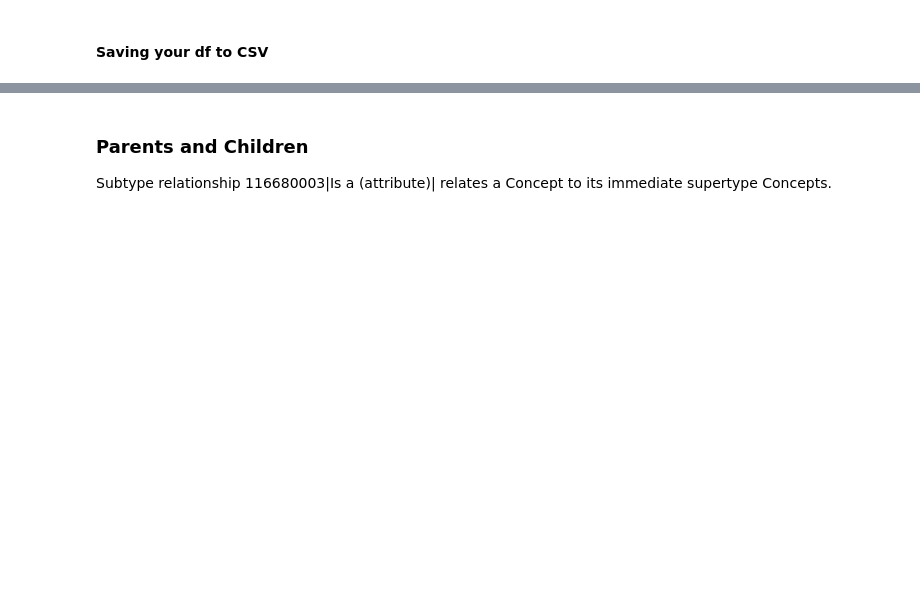
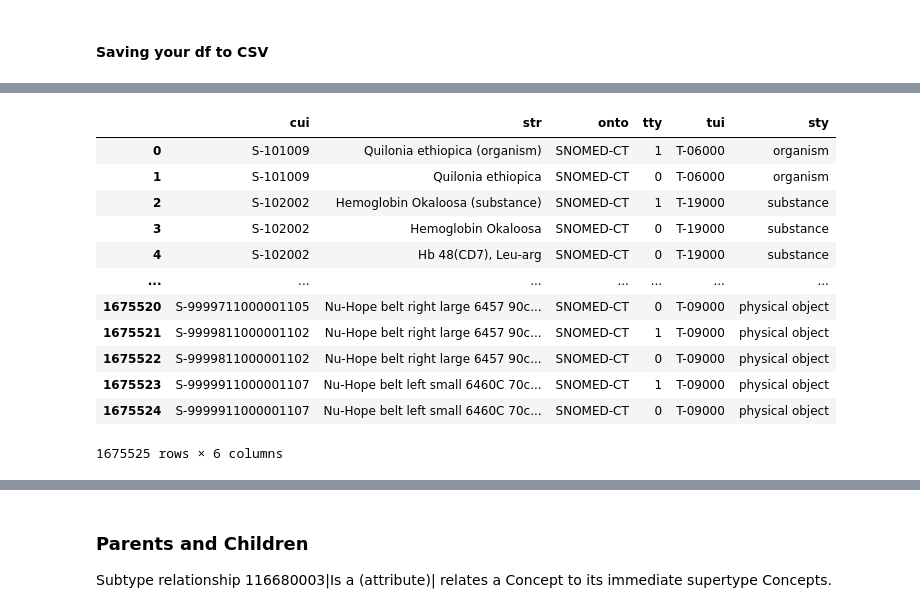
Before and after one commit to antsh3k/Clinical-Coding-Pilot, a Jupyter notebook: Exploring a SNOMED-CT Release.ipynb, the cells around one changed output, grey strips where cells are left out. Saved outputs shown, nothing was run; the diff lists cells and outputs as text; code cells hidden in the pictures; blank space fills up the shorter version.

```diff
--- a/Exploring a SNOMED-CT Release.ipynb
+++ b/Exploring a SNOMED-CT Release.ipynb
@@ -537,0 +527,26 @@ snomed_cdb_df.to_csv('snomed_cdb_csv_SNOMED-CT-UK_Release_20191001.csv')
+# %%
+active_with_desc_drug_ext = pd.merge(all_terms, all_descs[all_descs['typeId'] == '900000000000003001'], left_on=['id'], right_on=['conceptId'], how='inner')
+active_with_desc_drug_ext[active_with_desc_drug_ext.duplicated(['id_x'], keep='first')]
+active_with_desc_drug_ext = active_with_desc_drug_ext.drop_duplicates(['id_x'], keep='first')
+assert len(active_with_desc_drug_ext) == len(all_terms)
+active_with_desc_drug_ext['tui'] = active_with_desc_drug_ext['term'].str.extract(r"\((\w+\s?.?\s?\w+.?\w+.?\w+.?)\)$")
+snomed_cdb_active_only = active_with_desc_drug_ext.loc[:, ['id_x', 'term', 'tty', 'tui_code', 'tui']]
+snomed_cdb_active_only.columns = ['cui', 'str', 'tty', 'tui', 'sty']
+snomed_cdb_active_only['cui'] = snomed_cdb_active_only.cui.apply(lambda code: f'S-{code}')
+snomed_cdb_active_only['onto'] = 'SNOMED-CT'
+# %%
+_ = pd.merge(all_terms, all_descs, left_on=['id'], right_on=['conceptId'], how='inner')
+active_with_primary_desc = _[_['typeId'] == '900000000000003001']
+active_with_primary_desc = active_with_primary_desc.drop_duplicates(['id_x'], keep='first')
+active_with_synonym_desc = _[_['typeId'] == '900000000000013009']
+active_with_all_desc = pd.concat([active_with_primary_desc, active_with_synonym_desc])
+# %%
+snomed_cdb_df = pd.merge(active_with_all_desc, active_with_desc_drug_ext, left_on=['id_x'], right_on=['conceptId'], how='inner')
+# %%
+# clean up the merge and rename the columns to fit the medcat Concept database criteria
+snomed_cdb_df = snomed_cdb_df.loc[:, ['id_x_x','term_x','typeId_x','tui']]
+snomed_cdb_df.columns = ['cui', 'str', 'tty', 'sty']
+snomed_cdb_df['onto'] = 'SNOMED-CT'
+snomed_cdb_df['tty'] = snomed_cdb_df['tty'].replace(['900000000000003001', '900000000000013009'], [1,0])
+snomed_cdb_df['cui'] = 'S-' + snomed_cdb_df['cui'].astype(str)
+snomed_cdb_df
@@ -537,0 +567,24 @@ snomed_cdb_df.to_csv('snomed_cdb_csv_SNOMED-CT-UK_Release_20191001.csv')
+# %%
+terms_list = snomed_cdb_df['sty'].unique().tolist()
+# Test if the TUIs are correct for the version of snomed
+assert len(terms_list) == len(terms_dict) # check if there is the same number of groups
+for i in terms_list:
+    assert i in terms_dict.values() # check if the terms are identical
+# Add term codes
+dict2 = {v : k for k, v in terms_dict.items()}
+snomed_cdb_df["tui"] = snomed_cdb_df["sty"].map(dict2)
+snomed_cdb_df[['cui', 'str','onto','tty','tui','sty']]
+# %% [output]
+|  | cui | str | onto | tty | tui | sty |
+| 0 | S-101009 | Quilonia ethiopica (organism) | SNOMED-CT | 1 | T-06000 | organism |
+| 1 | S-101009 | Quilonia ethiopica | SNOMED-CT | 0 | T-06000 | organism |
+| 2 | S-102002 | Hemoglobin Okaloosa (substance) | SNOMED-CT | 1 | T-19000 | substance |
+| 3 | S-102002 | Hemoglobin Okaloosa | SNOMED-CT | 0 | T-19000 | substance |
+| 4 | S-102002 | Hb 48(CD7), Leu-arg | SNOMED-CT | 0 | T-19000 | substance |
+| ... | ... | ... | ... | ... | ... | ... |
+| 1675520 | S-9999711000001105 | Nu-Hope belt right large 6457 90c... | SNOMED-CT | 0 | T-09000 | physical object |
+| 1675521 | S-9999811000001102 | Nu-Hope belt right large 6457 90c... | SNOMED-CT | 1 | T-09000 | physical object |
+| 1675522 | S-9999811000001102 | Nu-Hope belt right large 6457 90c... | SNOMED-CT | 0 | T-09000 | physical object |
+| 1675523 | S-9999911000001107 | Nu-Hope belt left small 6460C 70c... | SNOMED-CT | 1 | T-09000 | physical object |
+| 1675524 | S-9999911000001107 | Nu-Hope belt left small 6460C 70c... | SNOMED-CT | 0 | T-09000 | physical object |
+1675525 rows × 6 columns
```
Also changed, not shown: parts of 66 cells of this notebook.
